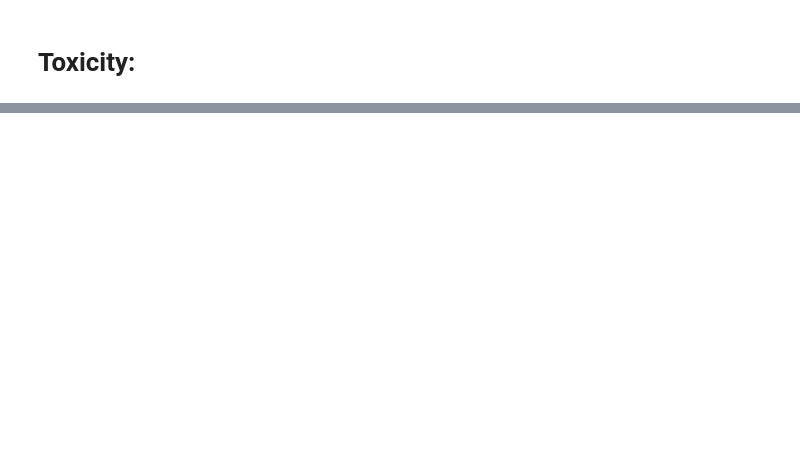
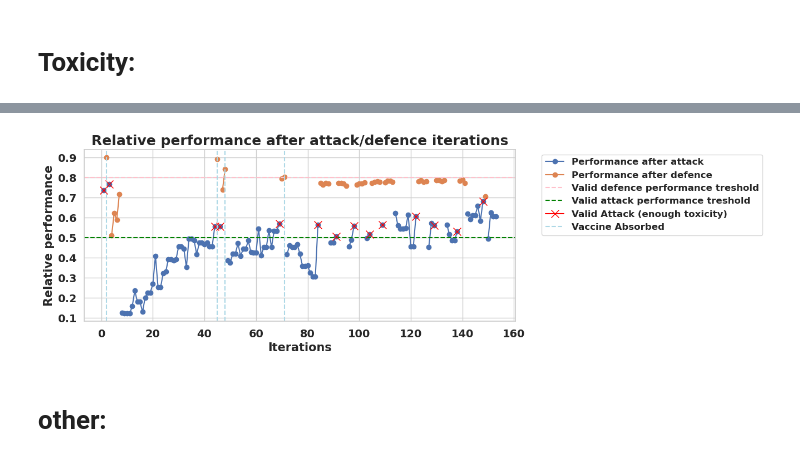
Before and after one commit to DISTA-HCAI/ET, a Jupyter notebook: plots.ipynb, the cells around one changed output, grey strips where cells are left out. Saved outputs shown, nothing was run; the diff lists cells and outputs as text; code cells hidden in the pictures; blank space fills up the shorter version.

```diff
--- a/plots.ipynb
+++ b/plots.ipynb
@@ -140,0 +179,69 @@ plt.show()
+# %%
+run_to_analyze = 'REFT_VACCINE_52'
+# %%
+columns_to_drop = [col for col in omni.columns if not run_to_analyze in col]
+run_ds = omni.drop(columns = columns_to_drop)
+run_ds[run_to_analyze + ' - IMMUNIZING_LAYER'].ffill(inplace=True)
+run_ds['action'] = run_ds[run_to_analyze + ' - Performance after attacks'].notna().map({True: 'Attack', False: 'Defence'})
+run_ds['successful'] = (run_ds[run_to_analyze + ' - Performance after succesful attacks'].notna() \
+ | run_ds[run_to_analyze + ' - Performance after succesful defences'].notna())
+run_ds['vaccine'] = run_ds[run_to_analyze + ' - Absorbed defences at layer'].notna()
+columns_to_drop = [col for col in run_ds.columns if 'succesful' in col or 'Absorbed' in col]
+run_ds = run_ds.drop(columns = columns_to_drop)
+run_ds.columns = ['layer',
+       'attack performance',
+       'defence performance',
+       'action',
+       'successful',
+       'vaccine']
+# %%
+# Create the line plot
+plt.figure(figsize=(10, 4))  # Adjust the figure size if needed
+plt.plot(run_ds['attack performance'], marker='o', linestyle='-', label='Performance after attack')
+
+plt.plot(run_ds['defence performance'], marker='o', linestyle='-', label='Performance after defence')
+
+plt.axhline(y=0.8, color='pink', linestyle='dashed', linewidth=1.5,
+            label='Valid defence performance treshold')
+
+plt.axhline(y=0.5, color='green', linestyle='dashed', linewidth=1.5,
+            label='Valid attack performance treshold')
+
+label_trick = False
+# Add crosses where the marker column is True
+for x, y, m in zip(run_ds['attack performance'].index, run_ds['attack performance'], run_ds['successful']):
+    if m:  # Check if marker is True
+        if not label_trick:
+            plt.plot(x, y, marker='x', markersize=10, color='red',
+                     label='Valid Attack (enough toxicity)')  # Plot cross
+            label_trick = True
+        else:
+            plt.plot(x, y, marker='x', markersize=10, color='red')  # Plot cross
+
+label_trick = False
+# Add crosses and vertical lines where the marker column is True
+for x, p, m in zip(run_ds['vaccine'].index, run_ds['defence performance'], run_ds['vaccine']):
+    if m:
+        if not label_trick:
+            plt.axvline(x=x, linestyle='--', color='lightblue', label='Vaccine Absorbed')  # Add vertical line
+            label_trick = True
+        else:
+            plt.axvline(x=x, linestyle='--', color='lightblue')  # Add vertical line
+
+# Customize ticks
+plt.xticks(fontsize=14, fontweight='bold')
+plt.yticks(fontsize=14, fontweight='bold')
+
+plt.xlabel('Iterations', fontdict=axis_font_dict)
+plt.ylabel('Relative performance', fontdict=axis_font_dict)
+plt.title('Relative performance after attack/defence iterations', fontdict=title_font_dict)
+plt.legend(
+    prop=legend_font_dict,
+    bbox_to_anchor=(1.05, 1),
+    loc='upper left')
+
+plt.show()
+# %% [output]
+[figure, added]
+# %% [markdown]
+# other:
```
Also changed, not shown: parts of 26 cells of this notebook.
